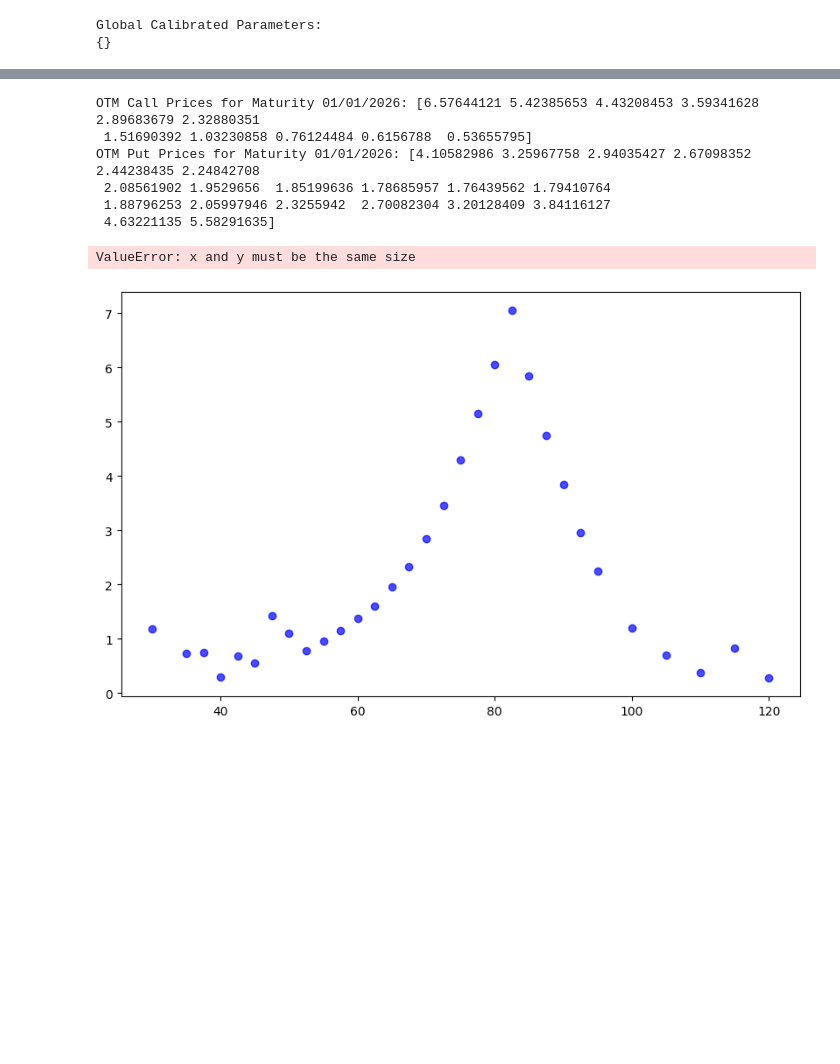
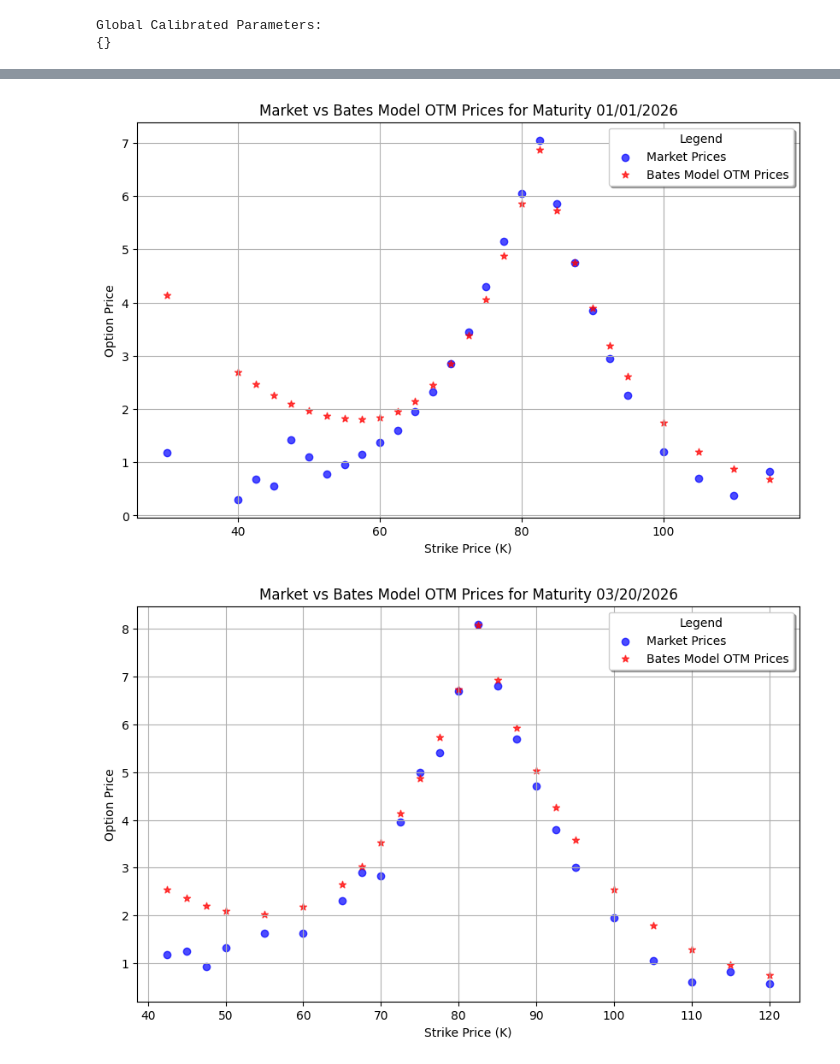
Before and after one commit to MichaelCarloH/bonus-certificate-bates-hedging, a Jupyter notebook: notebooks/bc_pricing.ipynb, the cells around one changed output, grey strips where cells are left out. Saved outputs shown, nothing was run; the diff lists cells and outputs as text; code cells hidden in the pictures; blank space fills up the shorter version.

```diff
--- a/notebooks/bc_pricing.ipynb
+++ b/notebooks/bc_pricing.ipynb
@@ -145,6 +145,9 @@ processor.load_and_process_data()
 
 # Access the combined data
 combined_data = processor.combined_data
+# Drop rows where Bid_Call or Bid_Put is 0
+combined_data = combined_data[(combined_data['Bid_Call'] > 0) & (combined_data['Bid_Put'] > 0)]
+
 print(combined_data.head(50))
 
 # Plot market prices
@@ -208,7 +211,7 @@ from src.bates_formula.bates_model import BatesModel
 # Perform global calibration for each maturity
 calibrated_results = []
 
-global_calibrator = BatesModelGlobalCalibrator(data_folder, S0, r, q, start_date, combined_data)
+global_calibrator = BatesModelGlobalCalibrator( S0, r, q, start_date, combined_data)
 
 # Perform global calibration across all maturities and strikes
 #global_calibrator.calibrate_global_model(combined_data)
@@ -222,14 +225,26 @@ print(calibrated_params)
 Global Calibrated Parameters:
 {}
 # %%
-# Update the calibrated_params dictionary with the provided values
-calibrated_params.update({
-    'V0': 0.030353015389345157,
-    'kappa': 2.0,
-    'eta': 0.06888174025470413,
-    'theta': 0.13008042992772578,
-    'rho': -0.99,
-    'jump_intensity': 0.01,
-    'jump_mean': 0.01,
-    'jump_stddev': 0.01
-})
+# Define a flag to control whether to use calibrated parameters or not
+use_calibrated_params = False  # Set to False if you don't want to calibrate
+
+# Perform calibration or use predefined parameters based on the flag
+if use_calibrated_params:
+    # Perform calibration
+    calibrated_params = global_calibrator.get_global_calibrated_params()
+    print("Global Calibrated Parameters:")
+    print(calibrated_params)
+else:
+    # Use predefined parameters
+    calibrated_params.update({
+        'V0': 0.030353015389345157,
+        'kappa': 3.0,
+        'eta': 0.06888174025470413,
+        'theta': 0.13008042992772578,
+        'rho': -0.99,
+        'jump_intensity': 0.01,
+        'jump_mean': 0.01,
+        'jump_stddev': 0.01
+    })
+    print("Using predefined parameters:")
+    print(calibrated_params)
@@ -307,40 +323,34 @@ for maturity in combined_data['Maturity'].unique():
     # Calculate prices for OTM calls
     call_prices = []
     if len(otm_calls) > 0:
         bates_model.strikes = otm_calls
-        call_prices = bates_model.price_options()
+        call_prices = bates_model.price_options(rule='rectangular')
 
     # Calculate prices for OTM puts
     put_prices = []
     if len(otm_puts) > 0:
         bates_model.strikes = otm_puts
-        put_prices = bates_model.price_put_options()
+        put_prices = bates_model.price_put_options(rule='rectangular')
 
     # Combine OTM call and put prices into a single array for plotting
     otm_prices = [None] * len(strikes)
     for i, strike in enumerate(strikes):
         if strike in otm_calls:
             otm_prices[i] = call_prices[list(otm_calls).index(strike)]
         elif strike in otm_puts:
             otm_prices[i] = put_prices[list(otm_puts).index(strike)]
 
     # Plot
     plt.figure(figsize=(10, 6))
     plt.scatter(strikes, market_prices, label='Market Prices', color='blue', marker='o', alpha=0.7)
     plt.scatter(strikes, otm_prices, label='Bates Model OTM Prices', color='red', marker='*', alpha=0.7)
 
     plt.xlabel('Strike Price (K)')
     plt.ylabel('Option Price')
     plt.title(f'Market vs Bates Model OTM Prices for Maturity {maturity}')
     plt.legend(title='Legend', loc='best', fancybox=True, shadow=True)
     plt.grid(True)
     plt.show()
 # %% [output]
-OTM Call Prices for Maturity 01/01/2026: [6.57644121 5.42385653 4.43208453 3.59341628 2.89683679 2.32880351
- 1.51690392 1.03230858 0.76124484 0.6156788  0.53655795]
-OTM Put Prices for Maturity 01/01/2026: [4.10582986 3.25967758 2.94035427 2.67098352 2.44238435 2.24842708
- 2.08561902 1.9529656  1.85199636 1.78685957 1.76439562 1.79410764
- 1.88796253 2.05997946 2.3255942  2.70082304 3.20128409 3.84116127
- 4.63221135 5.58291635]
-ValueError: x and y must be the same size
-[figure, old version]
+[figure, new version]
+[figure, added]
```
Also changed, not shown: parts of 8 cells of this notebook, 3 other files.
